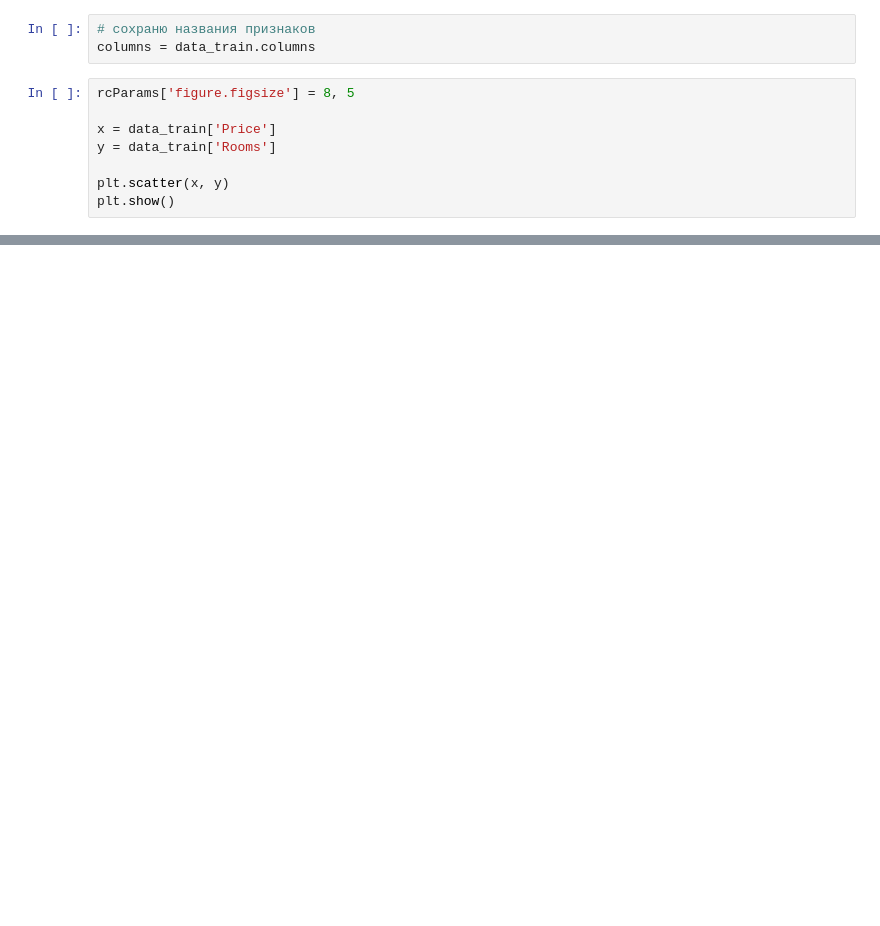
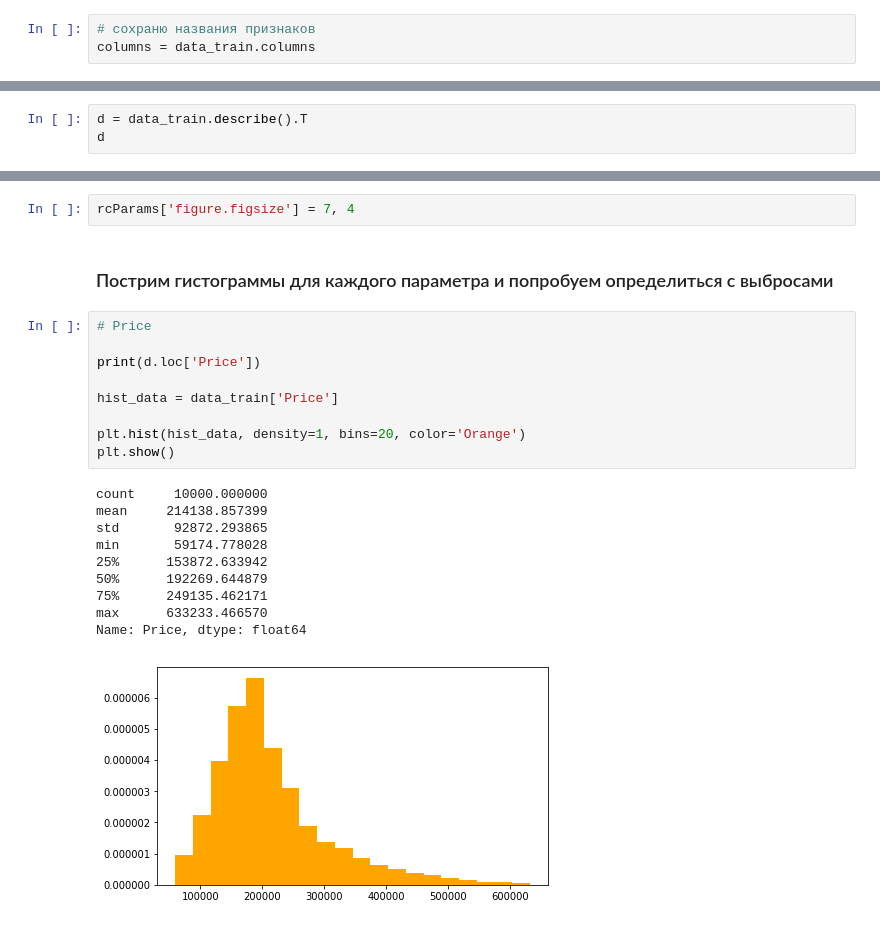
Before and after one commit to meFargot/gu-python-ds, a Jupyter notebook: Kurs_project_task/kurs_study.ipynb, the cells around one changed output, grey strips where cells are left out. Cells and saved outputs as stored; diff of their text form; blank space fills up the shorter version.

```diff
--- a/Kurs_project_task/kurs_study.ipynb
+++ b/Kurs_project_task/kurs_study.ipynb
@@ -34,11 +17,3 @@ data_train.describe().T
 # %%
 # сохраню названия признаков
 columns = data_train.columns
-# %%
-rcParams['figure.figsize'] = 8, 5
-
-x = data_train['Price']
-y = data_train['Rooms']
-
-plt.scatter(x, y)
-plt.show()
@@ -108,0 +20,3 @@ df.corr()
+# %%
+d = data_train.describe().T
+d
@@ -108,0 +42,24 @@ df.corr()
+# %%
+rcParams['figure.figsize'] = 7, 4
+# %% [markdown]
+### Пострим гистограммы для каждого параметра и попробуем определиться с выбросами
+# %%
+# Price
+
+print(d.loc['Price'])
+
+hist_data = data_train['Price']
+
+plt.hist(hist_data, density=1, bins=20, color='Orange')
+plt.show()
+# %% [output]
+count     10000.000000
+mean     214138.857399
+std       92872.293865
+min       59174.778028
+25%      153872.633942
+50%      192269.644879
+75%      249135.462171
+max      633233.466570
+Name: Price, dtype: float64
+[figure, added]
```
Also changed, not shown: parts of 20 cells of this notebook.
